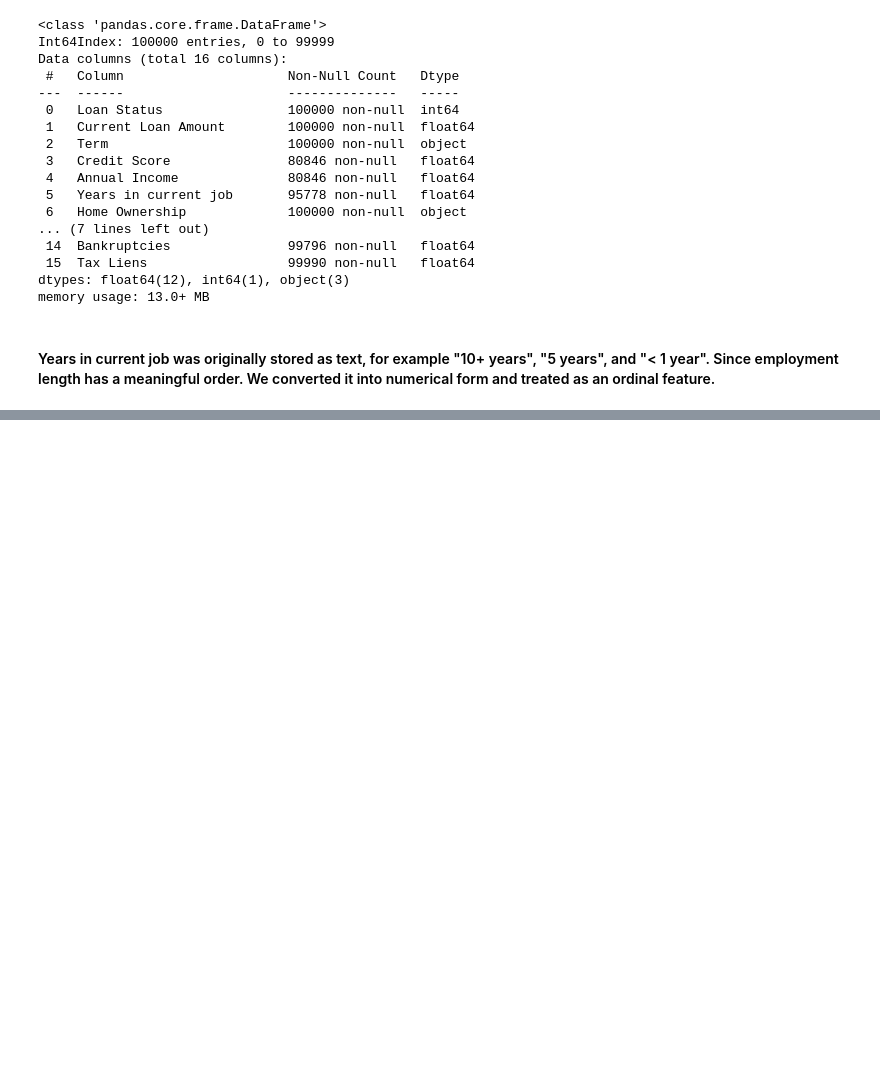
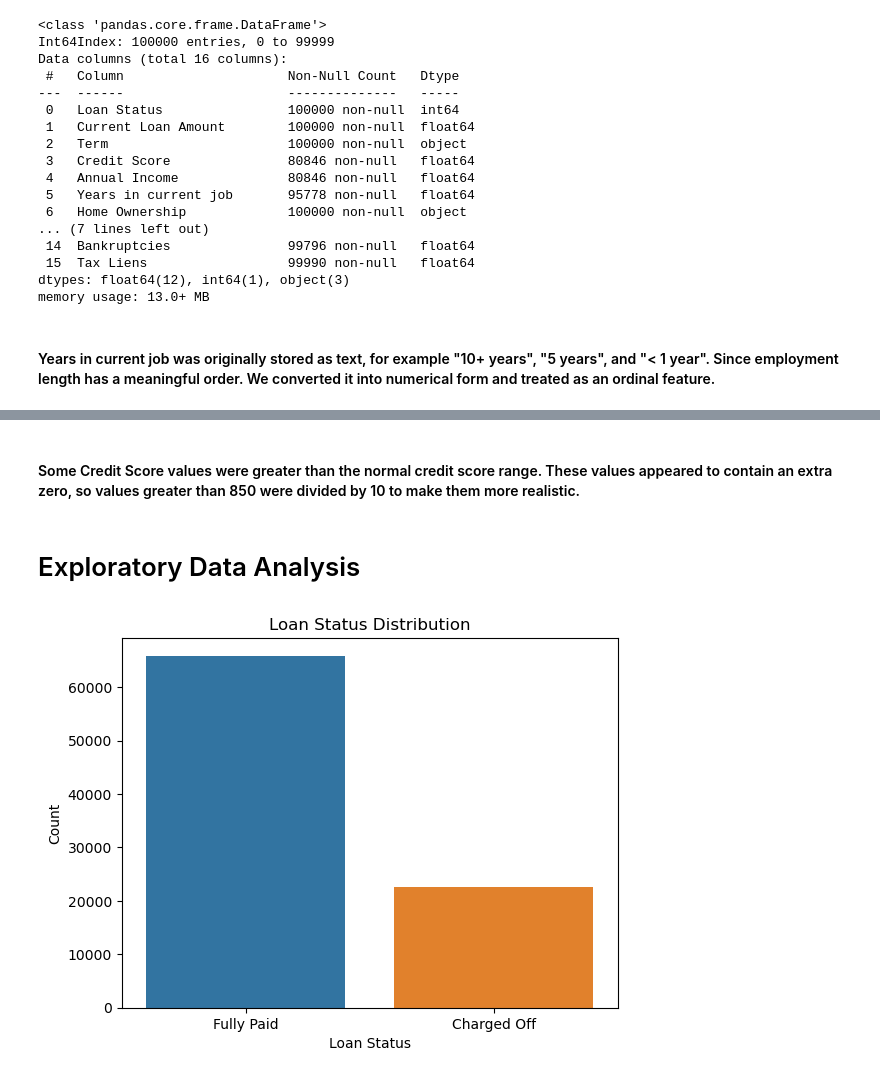
Before and after one commit to PratikG091202/credit-risk-prediction-ml, a Jupyter notebook: credit_risk_analysis.ipynb, the cells around one changed output, grey strips where cells are left out. Drawn from its saved outputs; the diff is of its cells as text; code cells hidden in the pictures; blank space fills up the shorter version.

Commit message:
Add files via upload
Handle missing values, remove placeholder loan amounts, fix credit score outliers, encode categorical features, and scale data for SVM

```diff
--- a/credit_risk_analysis.ipynb
+++ b/credit_risk_analysis.ipynb
@@ -230,0 +278,6 @@ memory usage: 13.0+ MB
+# %%
+for column in numerical_columns:
+    loan_data[column] = loan_data[column].fillna(loan_data[column].median())
+# %%
+for column in categorical_columns:
+    loan_data[column] = loan_data[column].fillna(loan_data[column].mode()[0])
@@ -230,0 +323,2 @@ memory usage: 13.0+ MB
+# %%
+loan_data = loan_data[loan_data['Current Loan Amount'] != 99999999]
@@ -230,0 +347,2 @@ memory usage: 13.0+ MB
+# %%
+loan_data.loc[loan_data['Credit Score'] > 850, 'Credit Score'] = loan_data.loc[loan_data['Credit Score'] > 850, 'Credit Score'] / 10
@@ -230,0 +361,4 @@ memory usage: 13.0+ MB
+# %% [markdown]
+#### Some Credit Score values were greater than the normal credit score range. These values appeared to contain an extra zero, so values greater than 850 were divided by 10 to make them more realistic.
+# %% [markdown]
+# Exploratory Data Analysis
@@ -230,0 +368,10 @@ memory usage: 13.0+ MB
+# %%
+sns.countplot(x='Loan Status', data=loan_data)
+
+plt.title("Loan Status Distribution")
+plt.xlabel("Loan Status")
+plt.ylabel("Count")
+plt.xticks([0, 1], ['Fully Paid', 'Charged Off'])
+plt.show()
+# %% [output]
+[figure, added]
```
Also changed, not shown: parts of 48 cells of this notebook.
